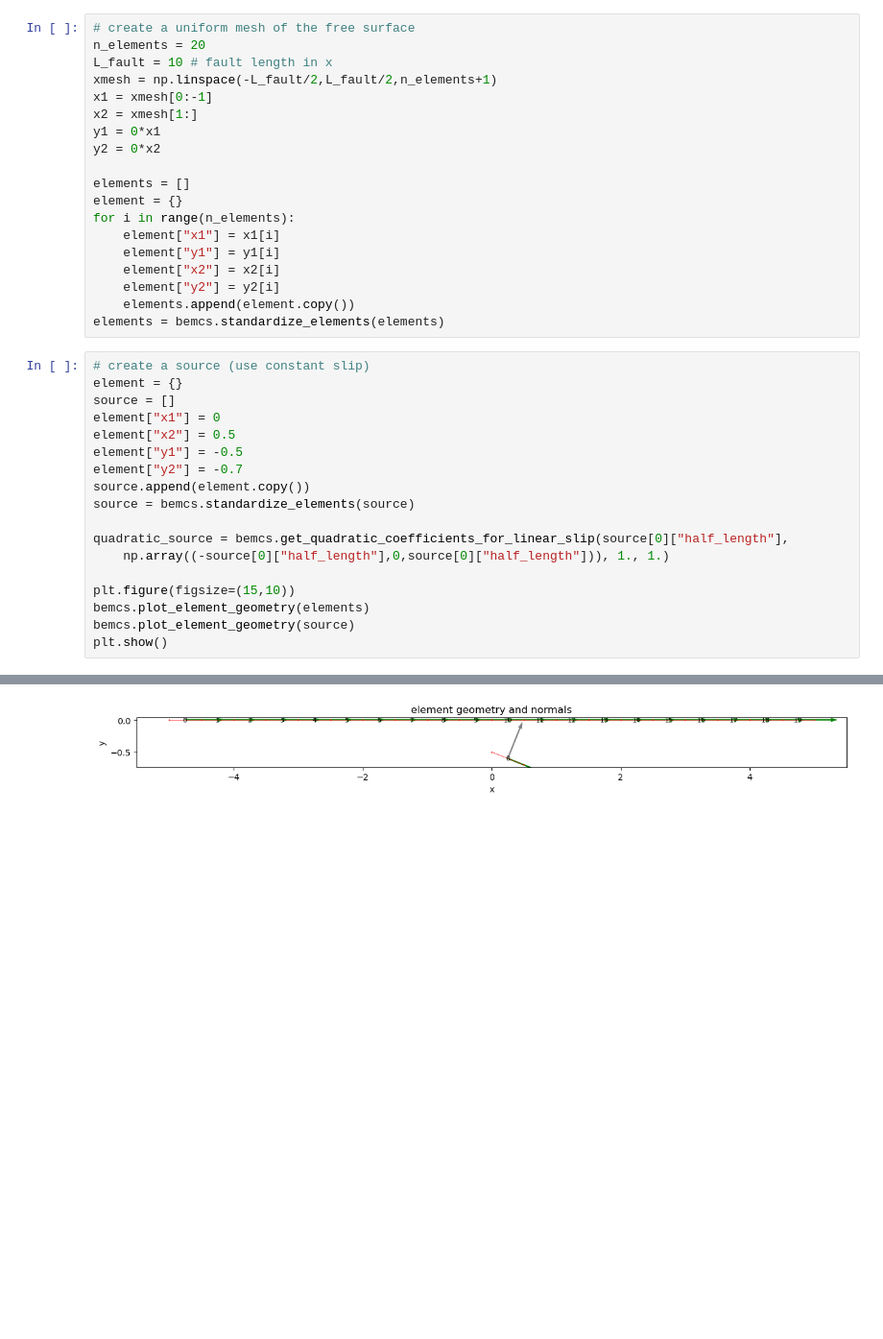
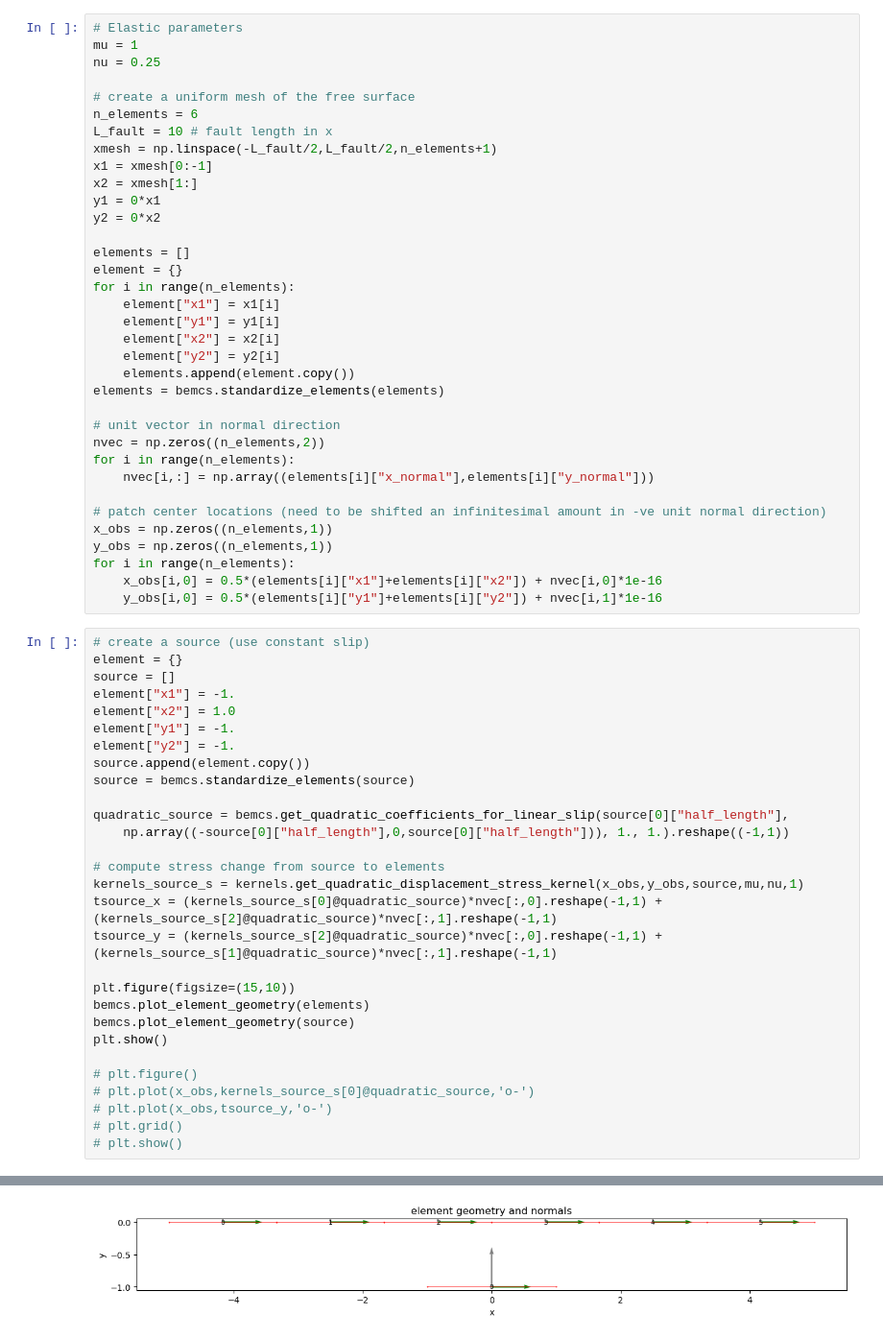
Before and after one commit to mallickrishg/bemcs, a Jupyter notebook: examples/examples_2_freesurface.ipynb, the cells around one changed output, grey strips where cells are left out. Shown at 96% size. Saved outputs shown, nothing was run; the diff lists cells and outputs as text; blank space fills up the shorter version.

```diff
--- a/examples/examples_2_freesurface.ipynb
+++ b/examples/examples_2_freesurface.ipynb
@@ -9,6 +40,10 @@ import bemcs.kernels_stress_displacement as kernels
 # %%
+# Elastic parameters
+mu = 1
+nu = 0.25
+
 # create a uniform mesh of the free surface
-n_elements = 20
+n_elements = 6
 L_fault = 10 # fault length in x
 xmesh = np.linspace(-L_fault/2,L_fault/2,n_elements+1)
 x1 = xmesh[0:-1]
@@ -25,25 +60,48 @@ for i in range(n_elements):
     element["y2"] = y2[i]
     elements.append(element.copy())
 elements = bemcs.standardize_elements(elements)
+
+# unit vector in normal direction
+nvec = np.zeros((n_elements,2))
+for i in range(n_elements):
+    nvec[i,:] = np.array((elements[i]["x_normal"],elements[i]["y_normal"]))
+
+# patch center locations (need to be shifted an infinitesimal amount in -ve unit normal direction)
+x_obs = np.zeros((n_elements,1))
+y_obs = np.zeros((n_elements,1))
+for i in range(n_elements):
+    x_obs[i,0] = 0.5*(elements[i]["x1"]+elements[i]["x2"]) + nvec[i,0]*1e-16
+    y_obs[i,0] = 0.5*(elements[i]["y1"]+elements[i]["y2"]) + nvec[i,1]*1e-16
 # %%
 # create a source (use constant slip)
 element = {}
 source = []
-element["x1"] = 0
-element["x2"] = 0.5
-element["y1"] = -0.5
-element["y2"] = -0.7
+element["x1"] = -1.
+element["x2"] = 1.0
+element["y1"] = -1.
+element["y2"] = -1.
 source.append(element.copy())
 source = bemcs.standardize_elements(source)
 
 quadratic_source = bemcs.get_quadratic_coefficients_for_linear_slip(source[0]["half_length"],
-    np.array((-source[0]["half_length"],0,source[0]["half_length"])), 1., 1.)
+    np.array((-source[0]["half_length"],0,source[0]["half_length"])), 1., 1.).reshape((-1,1))
+
+# compute stress change from source to elements
+kernels_source_s = kernels.get_quadratic_displacement_stress_kernel(x_obs,y_obs,source,mu,nu,1)
+tsource_x = (kernels_source_s[0]@quadratic_source)*nvec[:,0].reshape(-1,1) + (kernels_source_s[2]@quadratic_source)*nvec[:,1].reshape(-1,1)
+tsource_y = (kernels_source_s[2]@quadratic_source)*nvec[:,0].reshape(-1,1) + (kernels_source_s[1]@quadratic_source)*nvec[:,1].reshape(-1,1)
 
 plt.figure(figsize=(15,10))
 bemcs.plot_element_geometry(elements)
 bemcs.plot_element_geometry(source)
 plt.show()
+
+# plt.figure()
+# plt.plot(x_obs,kernels_source_s[0]@quadratic_source,'o-')
+# plt.plot(x_obs,tsource_y,'o-')
+# plt.grid()
+# plt.show()
 # %% [output]
 IN BEMCS - physical_displacements=array([1., 1., 1.])
 IN BEMCS - quadratic_coefficients=array([1., 1., 1.])
-[figure, old version]
+[figure, new version]
```
Also changed, not shown: parts of 8 cells of this notebook.
